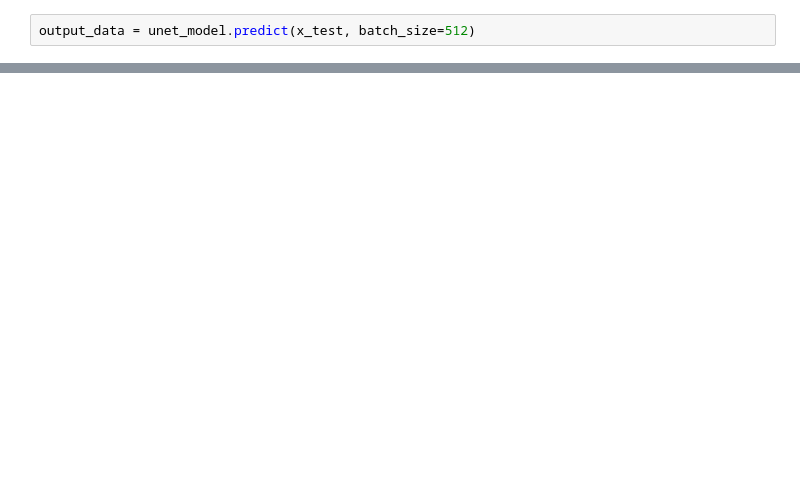
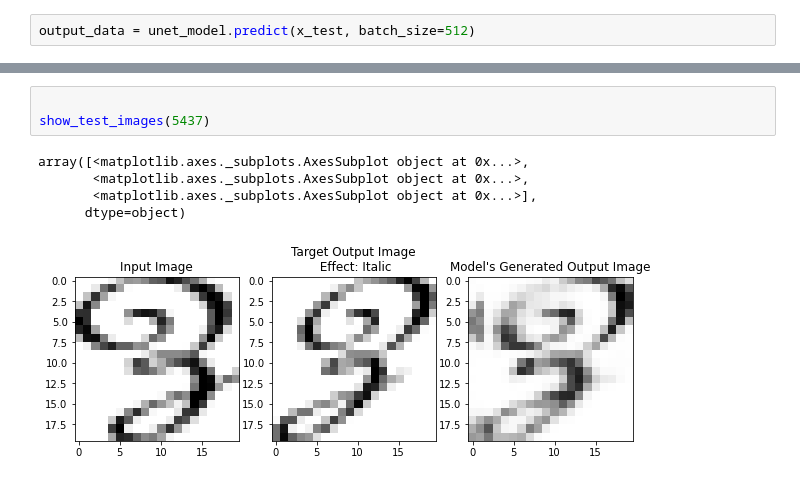
Before and after one commit to benduong2001/dsproject_font_decorator_bolditalic_unet, a Jupyter notebook: font_bolditalic_unet_v2.ipynb, the cells around one changed output, grey strips where cells are left out. Saved outputs shown, nothing was run; the diff lists cells and outputs as text; blank space fills up the shorter version.

```diff
--- a/font_bolditalic_unet_v2.ipynb
+++ b/font_bolditalic_unet_v2.ipynb
@@ -205,0 +199,9 @@ plt.imshow(np.squeeze((y_test[test_idx]*255).astype(int)))
+# %%
+
+show_test_images(5437)
+# %% [output]
+array([<matplotlib.axes._subplots.AxesSubplot object at 0x...>,
+       <matplotlib.axes._subplots.AxesSubplot object at 0x...>,
+       <matplotlib.axes._subplots.AxesSubplot object at 0x...>],
+      dtype=object)
+[figure, added]
```
Also changed, not shown: parts of 30 cells of this notebook.
